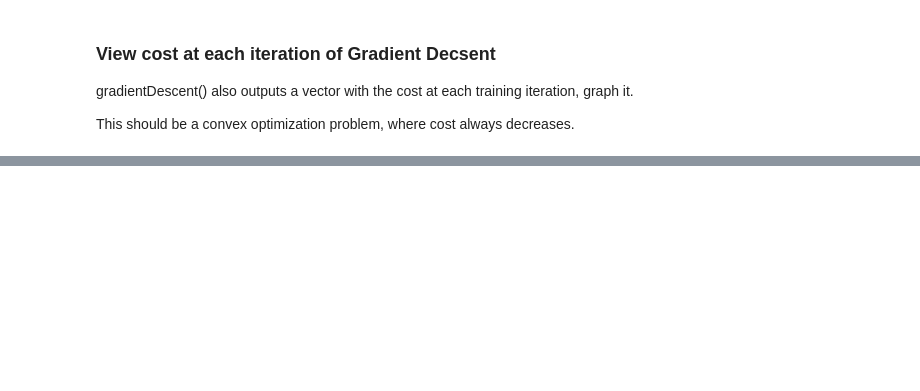
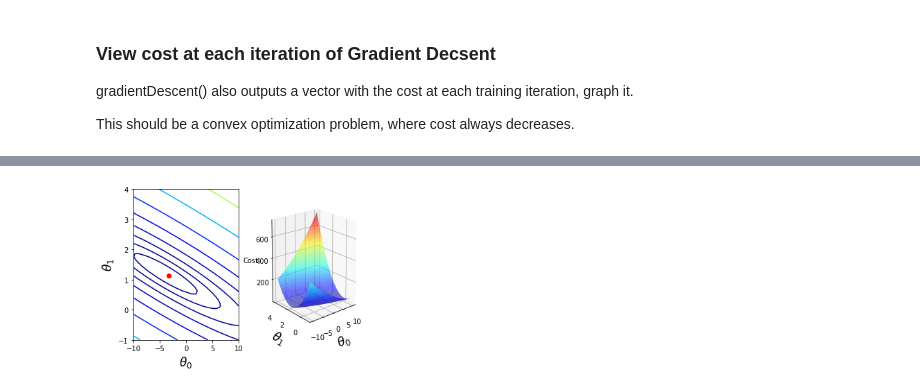
Before and after one commit to jhselvik/machine-learning-coursera, a Jupyter notebook: linear-regression/Linear-Regression.ipynb, the cells around one changed output, grey strips where cells are left out. Saved outputs shown, nothing was run; the diff lists cells and outputs as text; code cells hidden in the pictures; blank space fills up the shorter version.

```diff
--- a/linear-regression/Linear-Regression.ipynb
+++ b/linear-regression/Linear-Regression.ipynb
@@ -232,0 +238,34 @@ Text(0.5, 1.0, 'Error vs. Training Epoch')
+# %%
+from mpl_toolkits.mplot3d import axes3d
+
+# Create the grid coordinates
+theta0_range = np.linspace(-10, 10, 50)
+theta1_range = np.linspace(-1, 4, 50)
+xx, yy = np.meshgrid(theta0_range, theta1_range, indexing='xy')
+Z = np.zeros((theta0_range.size, theta1_range.size))
+
+# Calculate Z-values (Cost) for everything in grid
+for (i, j), v in np.ndenumerate(Z):
+    Z[i, j] = computeCost(X, y, np.matrix([xx[i, j], yy[i, j]]))
+
+# Start plot
+fig = plt.figure()
+ax1 = fig.add_subplot(121)
+ax2 = fig.add_subplot(122, projection='3d')
+
+# Left plot
+CS = ax1.contour(xx, yy, Z, np.logspace(-2, 3, 20), cmap=plt.cm.jet)
+ax1.scatter(g[0, 0], g[0, 1], c='r')
+
+# Right plot
+ax2.plot_surface(xx, yy, Z, rstride=1, cstride=1, alpha=0.6, cmap=plt.cm.jet)
+ax2.set_zlabel('Cost')
+ax2.set_zlim(Z.min(), Z.max())
+ax2.view_init(elev=15, azim=230)
+
+# settings for both plots
+for ax in fig.axes:
+    ax.set_xlabel(r'$\theta_0$', fontsize=17)
+    ax.set_ylabel(r'$\theta_1$', fontsize=17)
+# %% [output]
+[figure, added]
```
Also changed, not shown: parts of 7 cells of this notebook, 1 other file.
